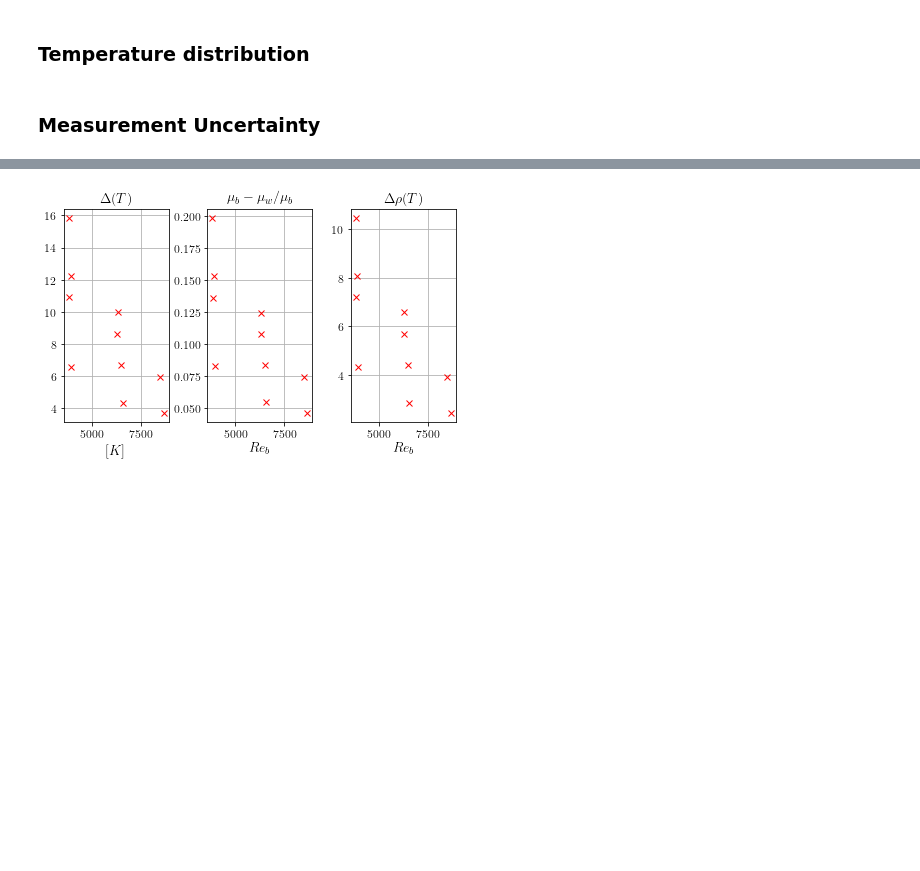
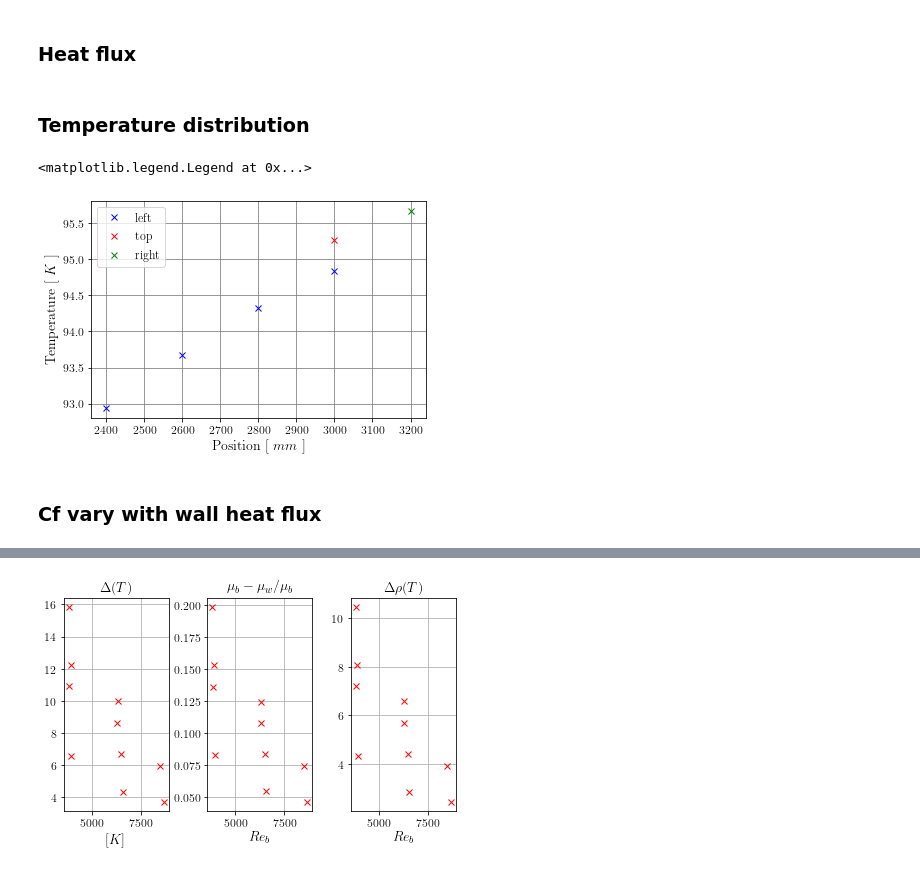
Before and after one commit to Yoshinorihattori/graz, a Jupyter notebook: code/pr07_heatflux.ipynb, the cells around one changed output, grey strips where cells are left out. Cells and saved outputs as stored; diff of their text form; code cells hidden in the pictures; blank space fills up the shorter version.

```diff
--- a/code/pr07_heatflux.ipynb
+++ b/code/pr07_heatflux.ipynb
@@ -541,0 +538,2 @@ for j in range(0,number_of_stations):
+# %% [markdown]
+### Heat flux
@@ -544,25 +546,26 @@ for j in range(0,number_of_stations):
 # %%
 #plt.xlim(2200, 3400)
 #plt.ylim(69,72)
 
 #plt.errorbar(30  , TPT100_new0_ave[5], fmt='x', color='orange', label='center')#T_in
 plt.errorbar(2400, TPT100_new1_ave[7], fmt='x', color='blue', label='left')
 plt.errorbar(2600, TPT100_new2_ave[7], fmt='x', color='blue')
 plt.errorbar(2800, TPT100_new3_ave[7], fmt='x', color='blue')
 plt.errorbar(3000, TPT100_new4_ave[7], fmt='x', color='blue')
 plt.errorbar(3000, TPT100_new5_ave[7], fmt='x', color='red', label='top')
 plt.errorbar(3200, TPT100_new6_ave[7], fmt='x', color='green', label='right')#T_w
 #plt.errorbar(5500, TPT100_new7_ave[5], fmt='x', color='orange')#T_out
 
 plt.grid(True,color='gray', which="both", axis='both', ls="-")
 plt.xlabel(r'Position $[\ mm\ ]$', fontsize=fontsize_legend+2)
 plt.ylabel(r'Temperature $[\ K\ ]$', fontsize=fontsize_legend+2)
-plt.title(r'For $Pr_{w}=10.0$, $Re=6337$ and $\Delta T=10.2$', fontsize=fontsize_legend+2)
+#plt.title(r'For $Pr_{w}=10.0$, $Re=6337$ and $\Delta T=10.2$', fontsize=fontsize_legend+2)
 plt.legend(loc='upper left')
 #leg = ax.legend(loc='upper right',prop={'size': 8}, framealpha=0.2)
 
 #OutPutFig = '/Users/yoshi/Desktop/GitHub/graz/doc/master_thesis/fig/pr10_temperature_distribution_re6337_dt10.2.pdf'
 #plt.tight_layout()
 #plt.savefig(OutPutFig)
+# %% [output]
+<matplotlib.legend.Legend at 0x...>
+[figure, added]
-# %% [markdown]
-### Measurement Uncertainty
@@ -608,3 +572,5 @@ print(T_w_ave-T_m_ave)
+# %% [markdown]
+### Cf vary with wall heat flux
 # %%
 Re_lam = np.linspace(1,2300,)
 Re_turb = np.linspace(2300,21000,)
```
Also changed, not shown: parts of 13 cells of this notebook, 33 other files.
